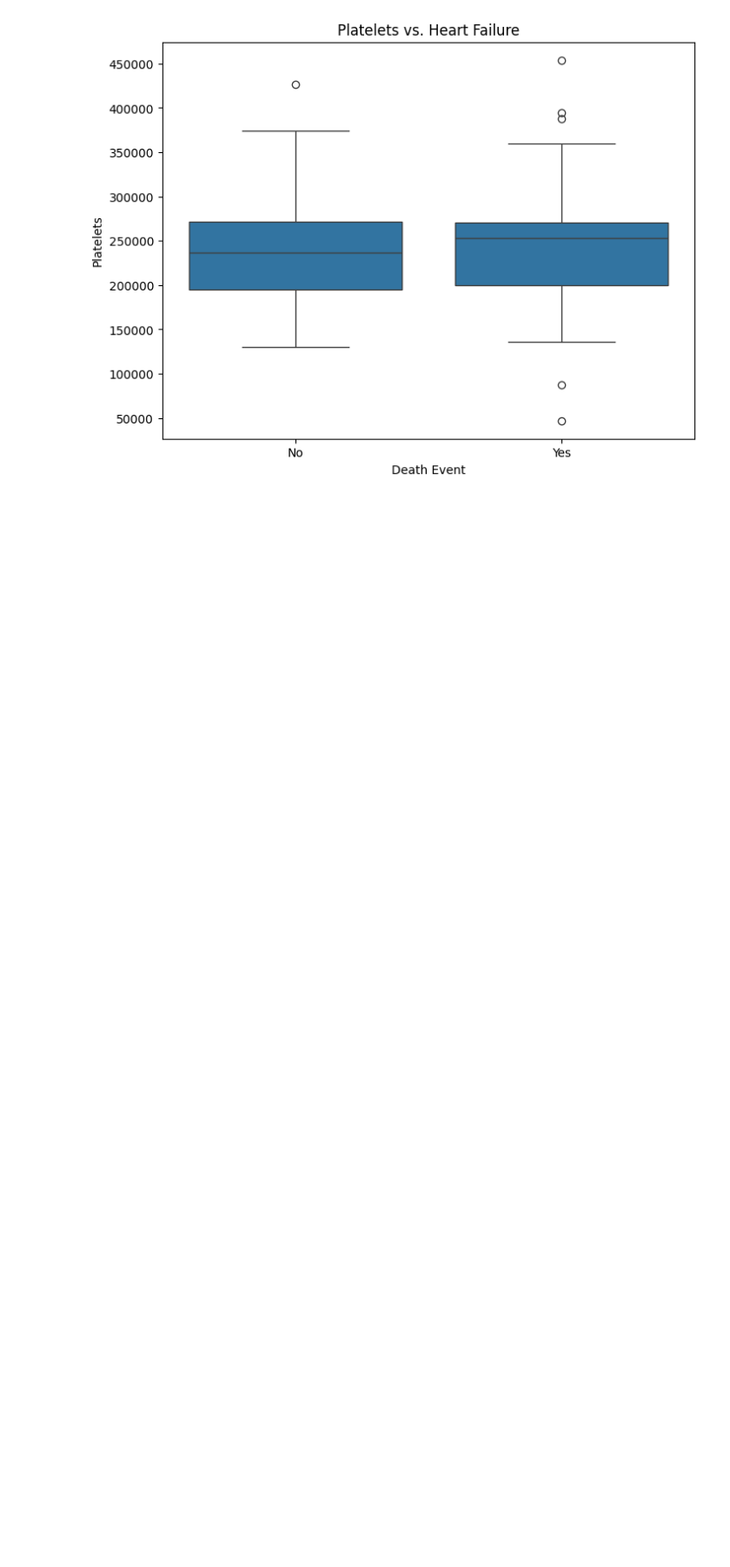
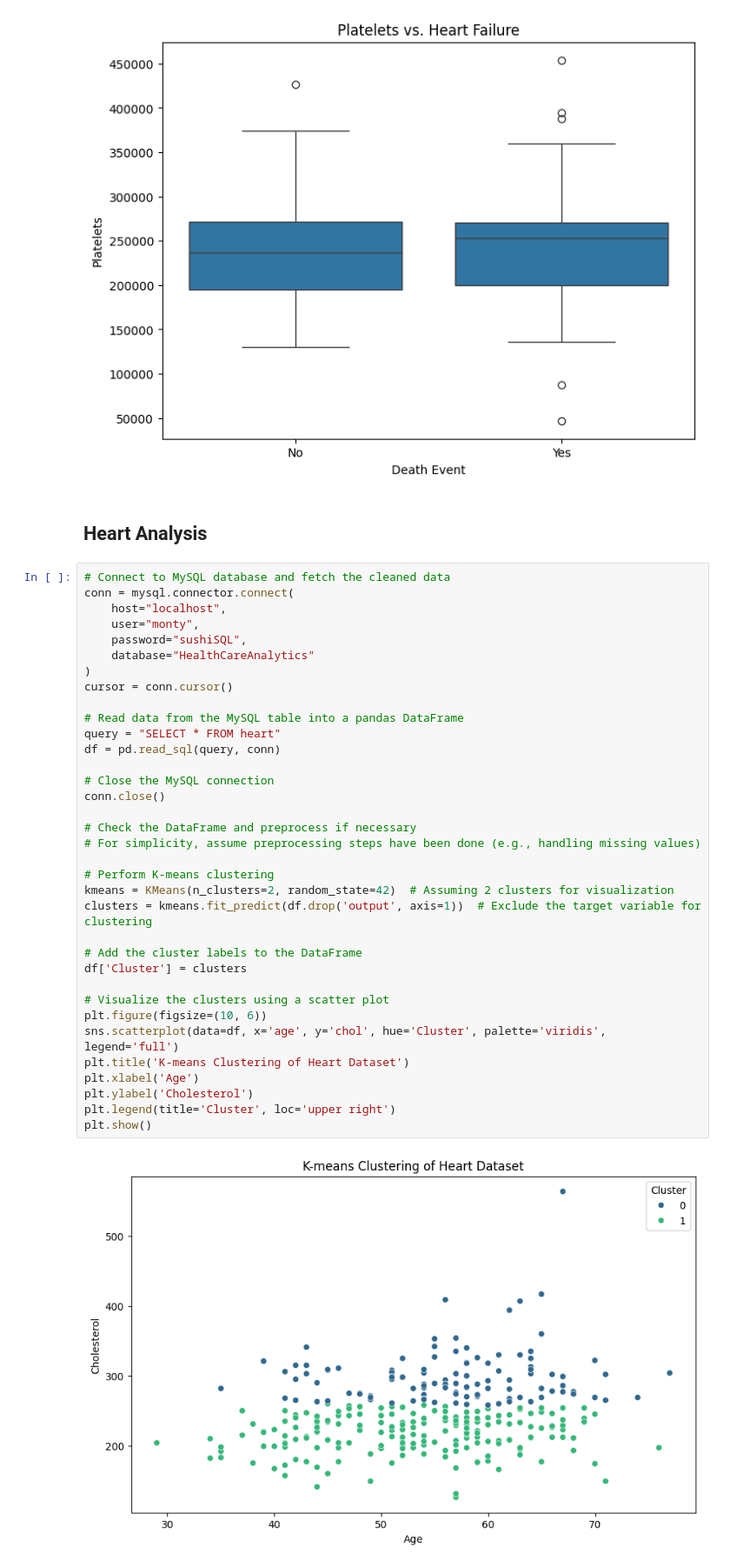
Before and after one commit to callnoah2/Healthcare_Analytics, a Jupyter notebook: code/Analysis.ipynb, the cells around one changed output. Shown: that part at 87% size. Saved outputs shown, nothing was run; the diff lists cells and outputs as text; blank space fills up the shorter version.

Commit message:
new analysis just dropped

```diff
--- a/code/Analysis.ipynb
+++ b/code/Analysis.ipynb
@@ -226,3 +228,42 @@ plt.show()
 # %% [output]
 [figure]
 [figure]
+# %% [markdown]
+## Heart Analysis
+# %%
+# Connect to MySQL database and fetch the cleaned data
+conn = mysql.connector.connect(
+    host="localhost",
+    user="monty",
+    password="sushiSQL",
+    database="HealthCareAnalytics"
+)
+cursor = conn.cursor()
+
+# Read data from the MySQL table into a pandas DataFrame
+query = "SELECT * FROM heart"
+df = pd.read_sql(query, conn)
+
+# Close the MySQL connection
+conn.close()
+
+# Check the DataFrame and preprocess if necessary
+# For simplicity, assume preprocessing steps have been done (e.g., handling missing values)
+
+# Perform K-means clustering
+kmeans = KMeans(n_clusters=2, random_state=42)  # Assuming 2 clusters for visualization
+clusters = kmeans.fit_predict(df.drop('output', axis=1))  # Exclude the target variable for clustering
+
+# Add the cluster labels to the DataFrame
+df['Cluster'] = clusters
+
+# Visualize the clusters using a scatter plot
+plt.figure(figsize=(10, 6))
+sns.scatterplot(data=df, x='age', y='chol', hue='Cluster', palette='viridis', legend='full')
+plt.title('K-means Clustering of Heart Dataset')
+plt.xlabel('Age')
+plt.ylabel('Cholesterol')
+plt.legend(title='Cluster', loc='upper right')
+plt.show()
+# %% [output]
+[figure, added]
```
Also changed, not shown: parts of 1 cell of this notebook.
